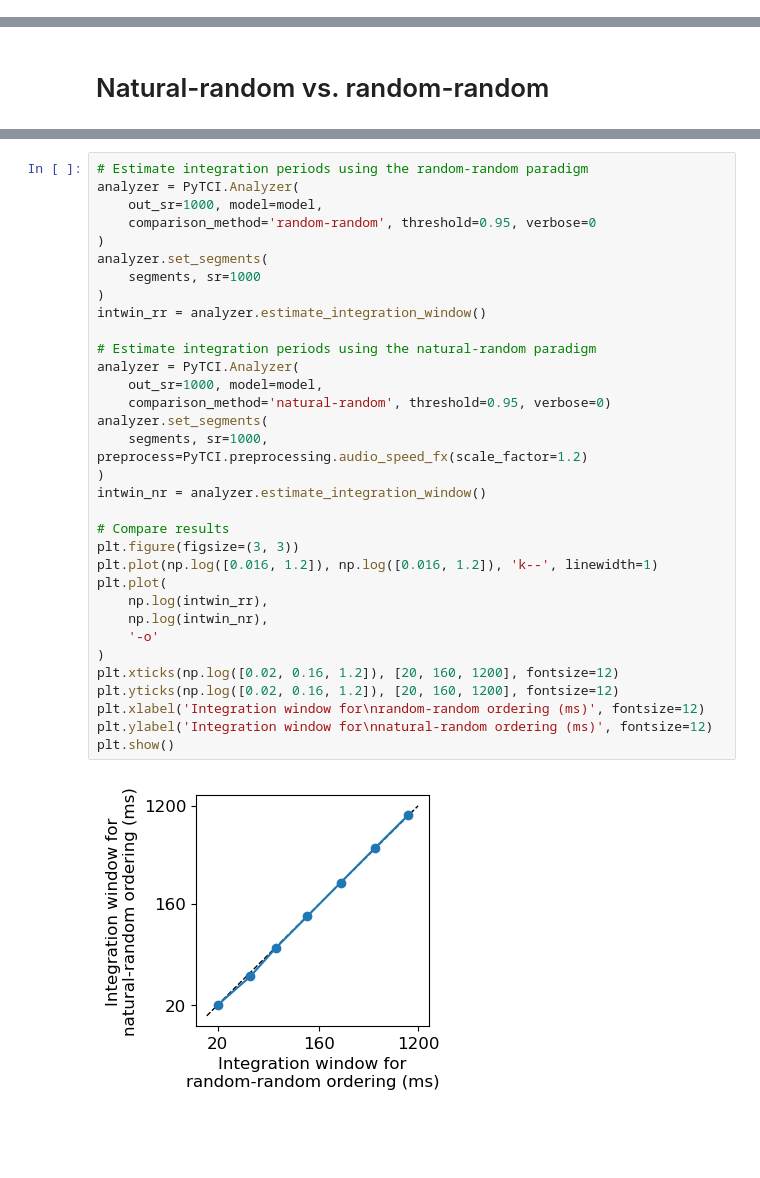
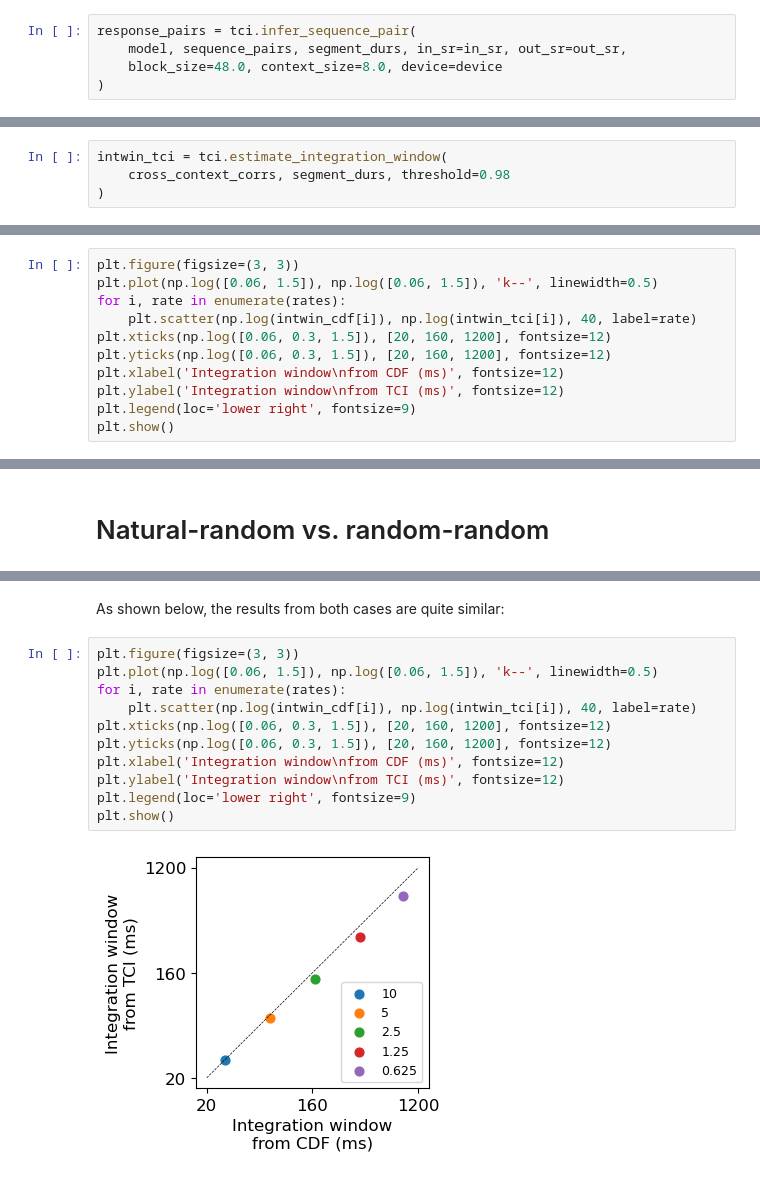
Before and after one commit to naplab/PyTCI, a Jupyter notebook: Examples/Example-Toy.ipynb, the cells around one changed output, grey strips where cells are left out. Cells and saved outputs as stored; diff of their text form; blank space fills up the shorter version.

```diff
--- a/Examples/Example-Toy.ipynb
+++ b/Examples/Example-Toy.ipynb
@@ -236,0 +151,5 @@ plt.show()
+# %%
+response_pairs = tci.infer_sequence_pair(
+    model, sequence_pairs, segment_durs, in_sr=in_sr, out_sr=out_sr,
+    block_size=48.0, context_size=8.0, device=device
+)
@@ -236,0 +170,4 @@ plt.show()
+# %%
+intwin_tci = tci.estimate_integration_window(
+    cross_context_corrs, segment_durs, threshold=0.98
+)
@@ -236,0 +176,11 @@ plt.show()
+# %%
+plt.figure(figsize=(3, 3))
+plt.plot(np.log([0.06, 1.5]), np.log([0.06, 1.5]), 'k--', linewidth=0.5)
+for i, rate in enumerate(rates):
+    plt.scatter(np.log(intwin_cdf[i]), np.log(intwin_tci[i]), 40, label=rate)
+plt.xticks(np.log([0.06, 0.3, 1.5]), [20, 160, 1200], fontsize=12)
+plt.yticks(np.log([0.06, 0.3, 1.5]), [20, 160, 1200], fontsize=12)
+plt.xlabel('Integration window\nfrom CDF (ms)', fontsize=12)
+plt.ylabel('Integration window\nfrom TCI (ms)', fontsize=12)
+plt.legend(loc='lower right', fontsize=9)
+plt.show()
@@ -245,35 +235,15 @@ The default behavior is "random-random". To change the method to "natural-random
+# %% [markdown]
+As shown below, the results from both cases are quite similar:
 # %%
-# Estimate integration periods using the random-random paradigm
-analyzer = PyTCI.Analyzer(
-    out_sr=1000, model=model,
-    comparison_method='random-random', threshold=0.95, verbose=0
-)
-analyzer.set_segments(
-    segments, sr=1000
-)
-intwin_rr = analyzer.estimate_integration_window()
-
-# Estimate integration periods using the natural-random paradigm
-analyzer = PyTCI.Analyzer(
-    out_sr=1000, model=model,
-    comparison_method='natural-random', threshold=0.95, verbose=0)
-analyzer.set_segments(
-    segments, sr=1000, preprocess=PyTCI.preprocessing.audio_speed_fx(scale_factor=1.2)
-)
-intwin_nr = analyzer.estimate_integration_window()
-
-# Compare results
 plt.figure(figsize=(3, 3))
-plt.plot(np.log([0.016, 1.2]), np.log([0.016, 1.2]), 'k--', linewidth=1)
-plt.plot(
-    np.log(intwin_rr),
-    np.log(intwin_nr),
-    '-o'
-)
-plt.xticks(np.log([0.02, 0.16, 1.2]), [20, 160, 1200], fontsize=12)
-plt.yticks(np.log([0.02, 0.16, 1.2]), [20, 160, 1200], fontsize=12)
-plt.xlabel('Integration window for\nrandom-random ordering (ms)', fontsize=12)
-plt.ylabel('Integration window for\nnatural-random ordering (ms)', fontsize=12)
+plt.plot(np.log([0.06, 1.5]), np.log([0.06, 1.5]), 'k--', linewidth=0.5)
+for i, rate in enumerate(rates):
+    plt.scatter(np.log(intwin_cdf[i]), np.log(intwin_tci[i]), 40, label=rate)
+plt.xticks(np.log([0.06, 0.3, 1.5]), [20, 160, 1200], fontsize=12)
+plt.yticks(np.log([0.06, 0.3, 1.5]), [20, 160, 1200], fontsize=12)
+plt.xlabel('Integration window\nfrom CDF (ms)', fontsize=12)
+plt.ylabel('Integration window\nfrom TCI (ms)', fontsize=12)
+plt.legend(loc='lower right', fontsize=9)
 plt.show()
 # %% [output]
-[figure, old version]
+[figure, new version]
```
Also changed, not shown: parts of 67 cells of this notebook, 6 other files.
